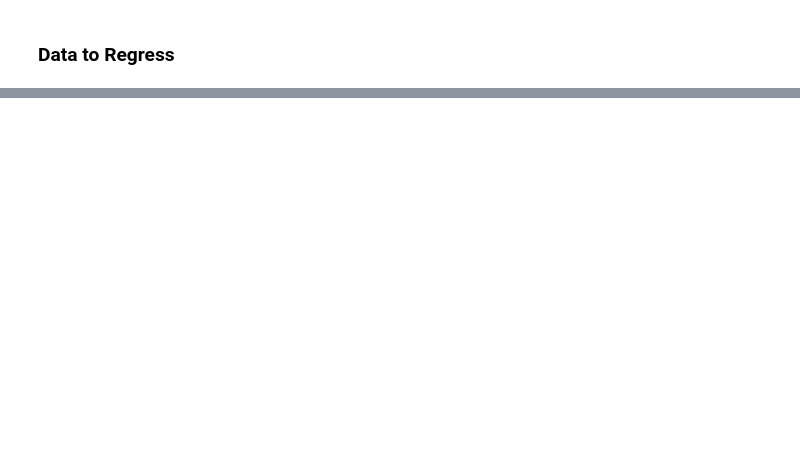
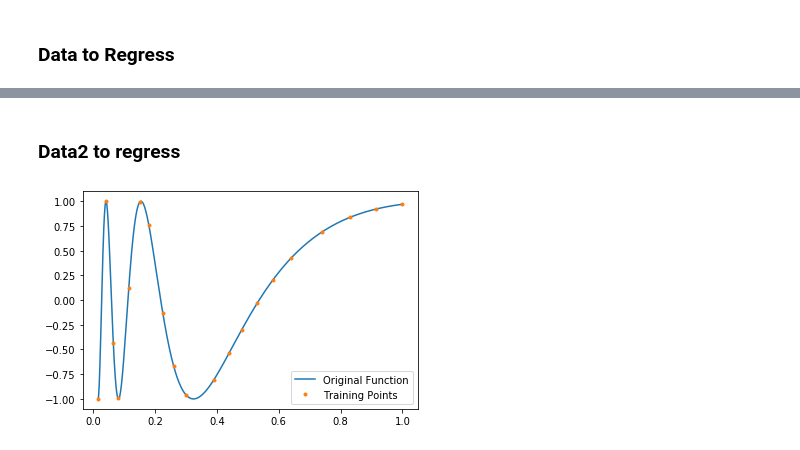
Before and after one commit to pierreosselin/Deep_Gaussian_Process_Project, a Jupyter notebook: examples/DeepGP_Supervised.ipynb, the cells around one changed output, grey strips where cells are left out. Drawn from its saved outputs; the diff is of its cells as text; code cells hidden in the pictures; blank space fills up the shorter version.

```diff
--- a/examples/DeepGP_Supervised.ipynb
+++ b/examples/DeepGP_Supervised.ipynb
@@ -29,0 +85,16 @@ Y = -0.5*(np.sin(40*(X-0.85)**4)*np.cos(2.5*(X - 0.95)) + 0.5*(X - 0.9))
+# %% [markdown]
+### Data2 to regress
+# %%
+X = np.linspace(0.0157, 1, 1000)
+Xts = np.array([0.0157,0.0415, 0.065 ,0.08, 0.115, 0.15, 0.18, 0.225, 0.26, 0.30, 0.39,0.44, 0.48, 0.53 , 0.58, 0.64, 0.74, 0.83, 0.915, 1.])
+Y = np.sin(2/(0.1+X))
+Yts = np.sin(2/(0.1+Xts))
+plt.plot(X,Y, label = "Original Function")
+
+plt.plot(Xts, Yts, ".", label = "Training Points")
+plt.legend()
+plt.savefig("originalFunction.pdf")
+
+Y = np.sin(2/(0.1+X))
+# %% [output]
+[figure, added]
```
Also changed, not shown: parts of 38 cells of this notebook, 13 other files.
